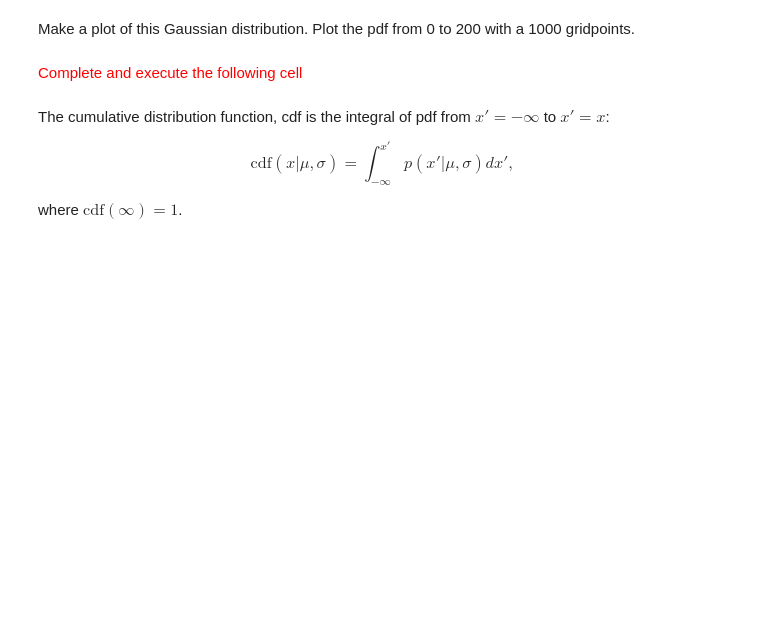
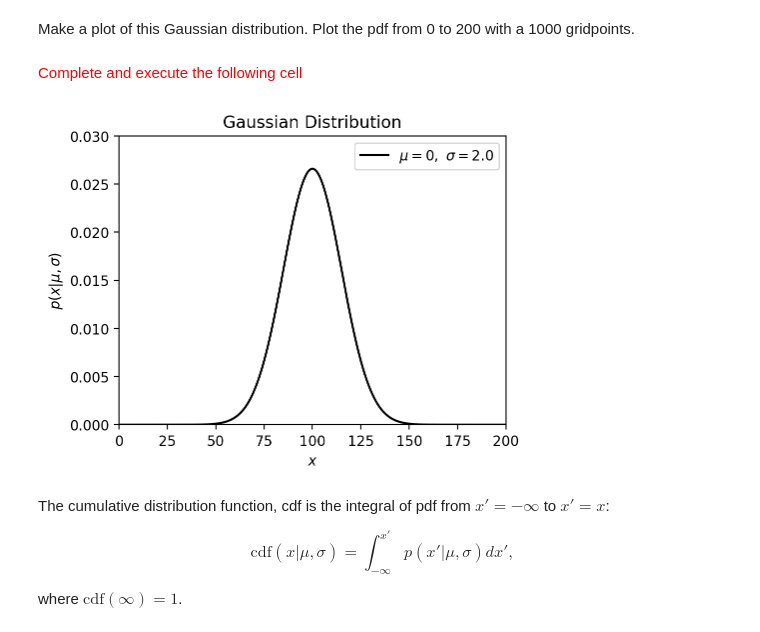
Before and after one commit to wrighj26/scicomp2_F25_wright, a Jupyter notebook: my_work/Lecture_3_descr_stats_pdfs.ipynb, the cells around one changed output. Cells and saved outputs as stored; diff of their text form; code cells hidden in the pictures; blank space fills up the shorter version.

```diff
--- a/my_work/Lecture_3_descr_stats_pdfs.ipynb
+++ b/my_work/Lecture_3_descr_stats_pdfs.ipynb
@@ -306,9 +350,9 @@ Create a [normal distribution](https://docs.scipy.org/doc/scipy/reference/genera
 # %% [markdown]
 <font color='red'>Complete and execute the following cell</font>
 # %%
-distG = scipy.stats.norm(____,____) # Normal distribution with mean = 100, stdev = 15
-draws = ____.____(____) # 10 random draws
-p = ____.____(____) # pdf evaluated at x=0
+distG = scipy.stats.norm(loc=100,scale=15) # Normal distribution with mean = 100, stdev = 15
+draws = distG.rvs(10) # 10 random draws
+p = distG.pdf(0) # pdf evaluated at x=0
 
 print(draws)
 print(p)
@@ -319,21 +367,23 @@ Make a plot of this Gaussian distribution. Plot the pdf from 0 to 200 with a 100
 # %%
 ## Let's play with Gaussians! Or Normal distributions, N(mu,sigma)
 
-xgrid = np.linspace(____,____,____) # generate distribution for a uniform grid of x values
-____ = distG.pdf(____)  # this is a function of xgrid
+xgrid = np.linspace(0,200,1000) # generate distribution for a uniform grid of x values
+gaussPDF = distG.pdf(xgrid)  # this is a function of xgrid
 
 # actual plotting
 fig, ax = plt.subplots(figsize=(5, 3.75))
 
 # Python3 f strings are awesome!
 plt.plot(xgrid, gaussPDF, ls='-', c='black',
-         label=f'$\mu={mu},\ \sigma={sigma}$')
+         label=fr'$\mu={mu},\ \sigma={sigma}$')
 plt.xlim(0, 200)
 plt.ylim(0, 0.03)
 plt.xlabel('$x$')
 plt.ylabel(r'$p(x|\mu,\sigma)$')
 plt.title('Gaussian Distribution')
-plt.legend()
+plt.legend();
+# %% [output]
+[figure, added]
 # %% [markdown]
 The cumulative distribution function, cdf is the integral of pdf from $x'=-\infty$ to $x'=x$:
 
```
Also changed, not shown: parts of 26 cells of this notebook, 9 other files.
